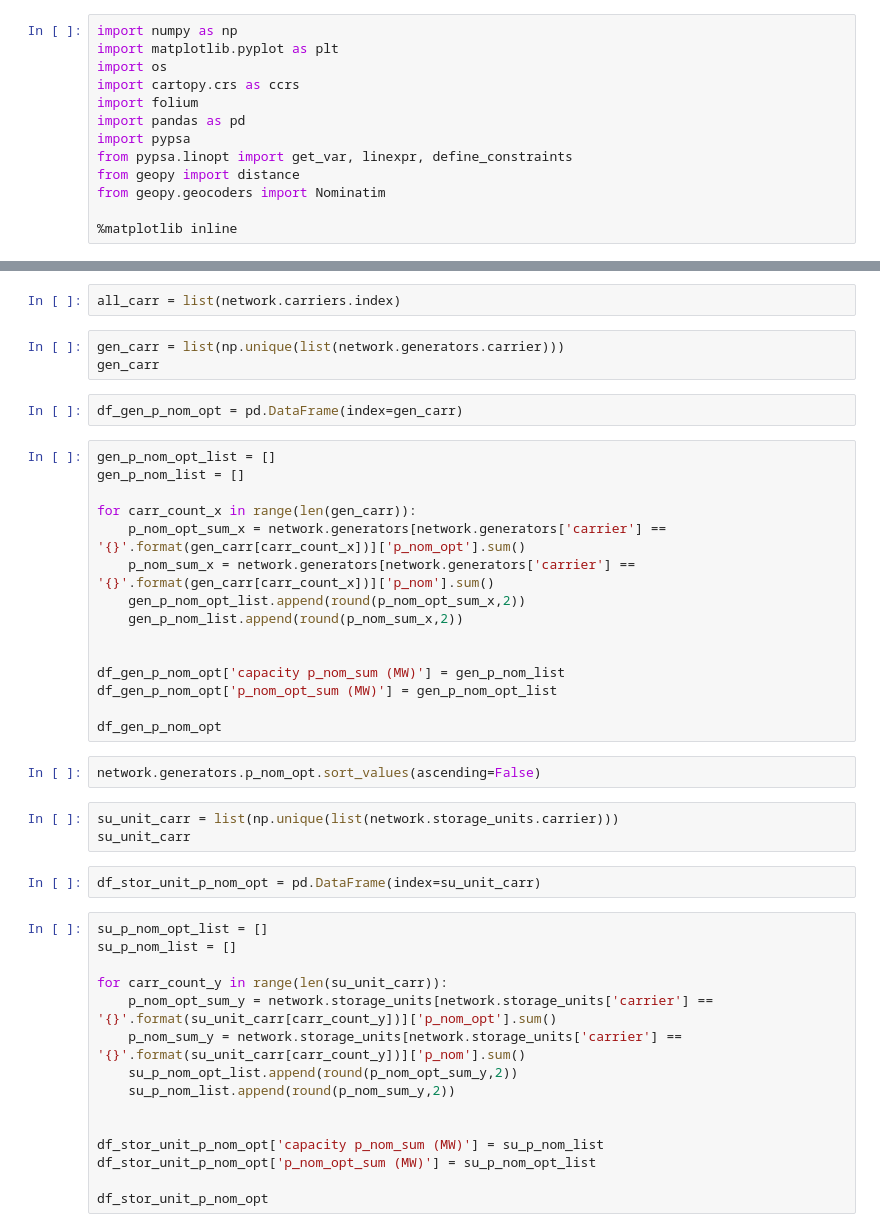
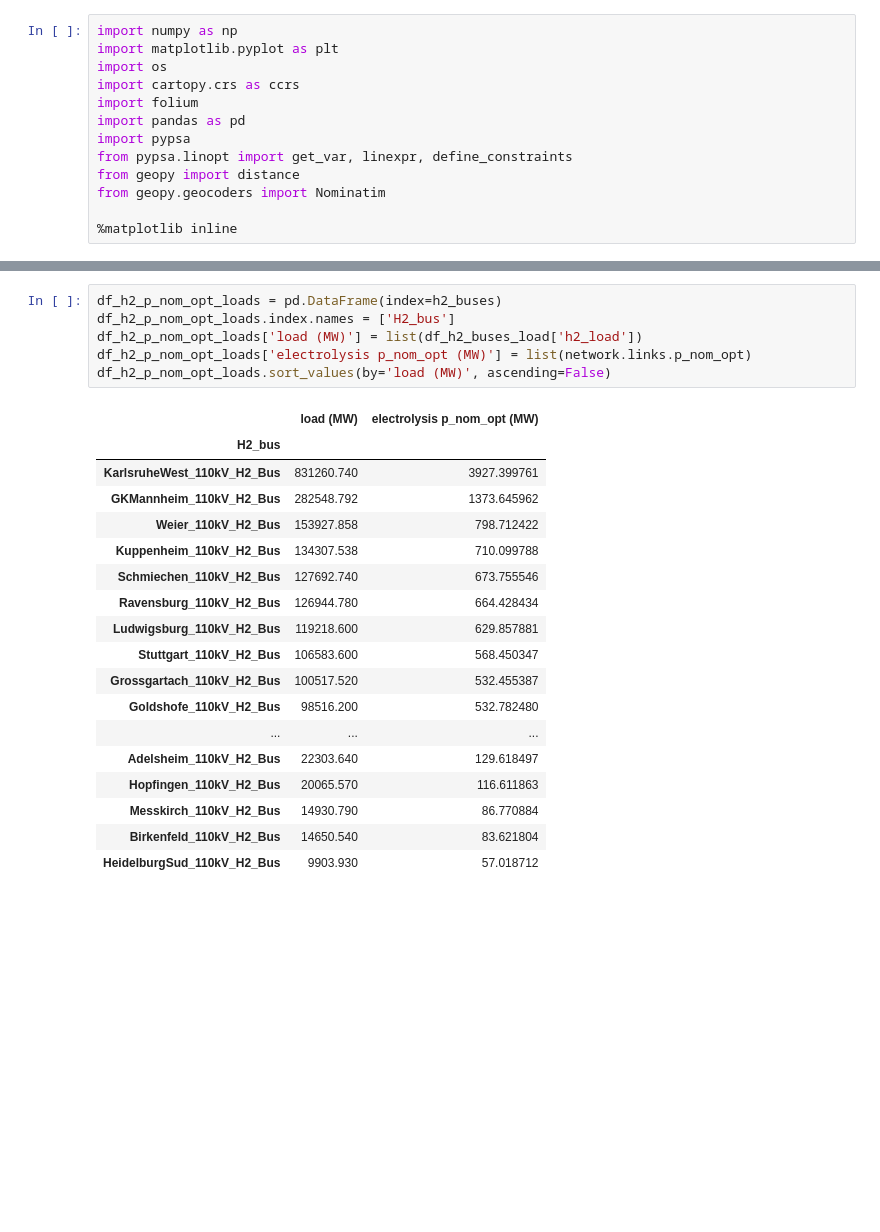
Before and after one commit to FuadJamaludin/thesis, a Jupyter notebook: case_2/case_2.ipynb, the cells around one changed output, grey strips where cells are left out. Cells and saved outputs as stored; diff of their text form; blank space fills up the shorter version.

```diff
--- a/case_2/case_2.ipynb
+++ b/case_2/case_2.ipynb
@@ -584,44 +685,25 @@ plt.tight_layout()
-# %%
-all_carr = list(network.carriers.index)
-# %%
-gen_carr = list(np.unique(list(network.generators.carrier)))
-gen_carr
-# %%
-df_gen_p_nom_opt = pd.DataFrame(index=gen_carr)
-# %%
-gen_p_nom_opt_list = []
-gen_p_nom_list = []
-
-for carr_count_x in range(len(gen_carr)):
-    p_nom_opt_sum_x = network.generators[network.generators['carrier'] == '{}'.format(gen_carr[carr_count_x])]['p_nom_opt'].sum()
-    p_nom_sum_x = network.generators[network.generators['carrier'] == '{}'.format(gen_carr[carr_count_x])]['p_nom'].sum()
-    gen_p_nom_opt_list.append(round(p_nom_opt_sum_x,2))
-    gen_p_nom_list.append(round(p_nom_sum_x,2))
-
-
-df_gen_p_nom_opt['capacity p_nom_sum (MW)'] = gen_p_nom_list
-df_gen_p_nom_opt['p_nom_opt_sum (MW)'] = gen_p_nom_opt_list
-
-df_gen_p_nom_opt
-# %%
-network.generators.p_nom_opt.sort_values(ascending=False)
-# %%
-su_unit_carr = list(np.unique(list(network.storage_units.carrier)))
-su_unit_carr
-# %%
-df_stor_unit_p_nom_opt = pd.DataFrame(index=su_unit_carr)
-# %%
-su_p_nom_opt_list = []
-su_p_nom_list = []
-
-for carr_count_y in range(len(su_unit_carr)):
-    p_nom_opt_sum_y = network.storage_units[network.storage_units['carrier'] == '{}'.format(su_unit_carr[carr_count_y])]['p_nom_opt'].sum()
-    p_nom_sum_y = network.storage_units[network.storage_units['carrier'] == '{}'.format(su_unit_carr[carr_count_y])]['p_nom'].sum()
-    su_p_nom_opt_list.append(round(p_nom_opt_sum_y,2))
-    su_p_nom_list.append(round(p_nom_sum_y,2))
-
-
-df_stor_unit_p_nom_opt['capacity p_nom_sum (MW)'] = su_p_nom_list
-df_stor_unit_p_nom_opt['p_nom_opt_sum (MW)'] = su_p_nom_opt_list
-
-df_stor_unit_p_nom_opt
+# %%
+df_h2_p_nom_opt_loads = pd.DataFrame(index=h2_buses)
+df_h2_p_nom_opt_loads.index.names = ['H2_bus']
+df_h2_p_nom_opt_loads['load (MW)'] = list(df_h2_buses_load['h2_load'])
+df_h2_p_nom_opt_loads['electrolysis p_nom_opt (MW)'] = list(network.links.p_nom_opt)
+df_h2_p_nom_opt_loads.sort_values(by='load (MW)', ascending=False)
+# %% [output]
+|  | load (MW) | electrolysis p_nom_opt (MW) |
+| H2_bus |  |  |
+| KarlsruheWest_110kV_H2_Bus | 831260.740 | 3927.399761 |
+| GKMannheim_110kV_H2_Bus | 282548.792 | 1373.645962 |
+| Weier_110kV_H2_Bus | 153927.858 | 798.712422 |
+| Kuppenheim_110kV_H2_Bus | 134307.538 | 710.099788 |
+| Schmiechen_110kV_H2_Bus | 127692.740 | 673.755546 |
+| Ravensburg_110kV_H2_Bus | 126944.780 | 664.428434 |
+| Ludwigsburg_110kV_H2_Bus | 119218.600 | 629.857881 |
+| Stuttgart_110kV_H2_Bus | 106583.600 | 568.450347 |
+| Grossgartach_110kV_H2_Bus | 100517.520 | 532.455387 |
+| Goldshofe_110kV_H2_Bus | 98516.200 | 532.782480 |
+| ... | ... | ... |
+| Adelsheim_110kV_H2_Bus | 22303.640 | 129.618497 |
+| Hopfingen_110kV_H2_Bus | 20065.570 | 116.611863 |
+| Messkirch_110kV_H2_Bus | 14930.790 | 86.770884 |
+| Birkenfeld_110kV_H2_Bus | 14650.540 | 83.621804 |
+| HeidelburgSud_110kV_H2_Bus | 9903.930 | 57.018712 |
```
Also changed, not shown: parts of 13 cells of this notebook, 2 other files.
